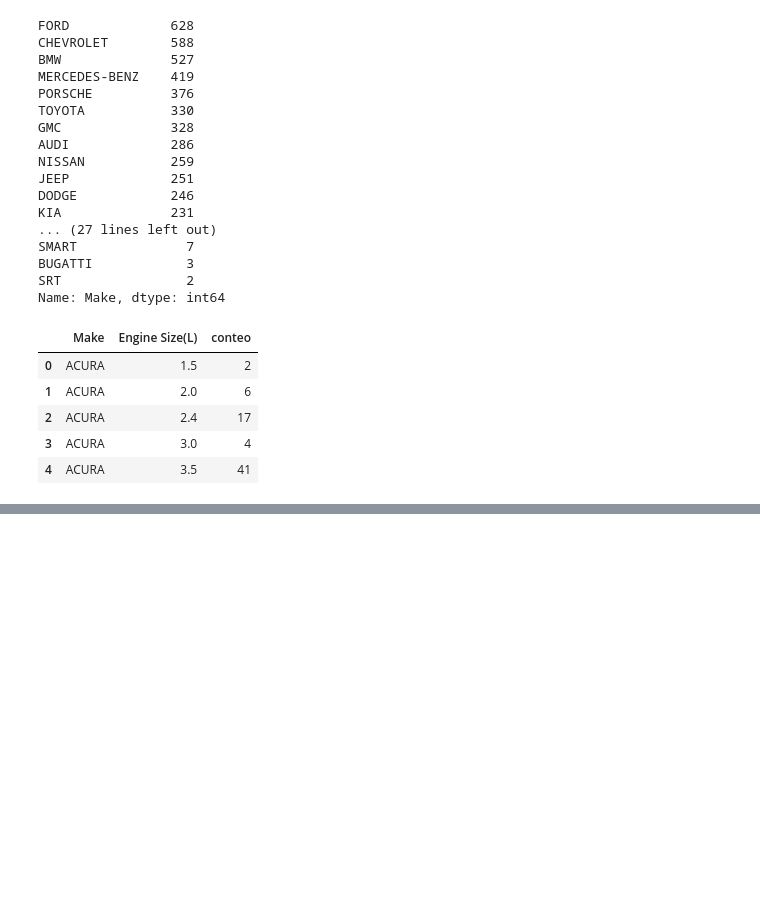
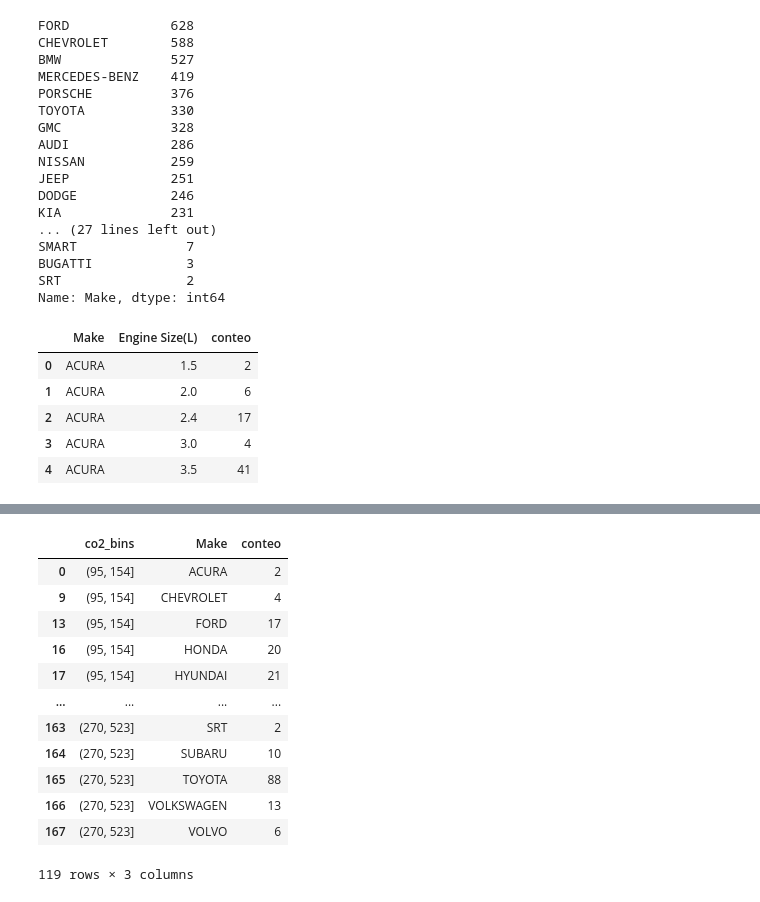
Before and after one commit to danielgqj/PythonAnalytics, a Jupyter notebook: SRC/ejemplo1.ipynb, the cells around one changed output, grey strips where cells are left out. Drawn from its saved outputs; the diff is of its cells as text; code cells hidden in the pictures; blank space fills up the shorter version.

```diff
--- a/SRC/ejemplo1.ipynb
+++ b/SRC/ejemplo1.ipynb
@@ -200,0 +211,6 @@ conteo_marca_cil.head()
+# %%
+conteo_co2_x_marca = (df[['co2_bins', 'Make']].dropna() # Seleccion de columna y elimino NaNs
+                      .groupby(['co2_bins', 'Make']).size() # Agrupo y cuento las obs. por intervalo de edad y sexo
+                      .reset_index() # Convierte a df
+                      .rename({0: 'conteo'}, axis=1)) # Cambia el nombre de "0" a "conteo"
+conteo_co2_x_marca.head()
@@ -200,0 +224,17 @@ conteo_marca_cil.head()
+# %%
+conteo_co2_x_marca = conteo_co2_x_marca[conteo_co2_x_marca.conteo != 0]
+conteo_co2_x_marca
+# %% [output]
+|  | co2_bins | Make | conteo |
+| 0 | (95, 154] | ACURA | 2 |
+| 9 | (95, 154] | CHEVROLET | 4 |
+| 13 | (95, 154] | FORD | 17 |
+| 16 | (95, 154] | HONDA | 20 |
+| 17 | (95, 154] | HYUNDAI | 21 |
+| ... | ... | ... | ... |
+| 163 | (270, 523] | SRT | 2 |
+| 164 | (270, 523] | SUBARU | 10 |
+| 165 | (270, 523] | TOYOTA | 88 |
+| 166 | (270, 523] | VOLKSWAGEN | 13 |
+| 167 | (270, 523] | VOLVO | 6 |
+119 rows × 3 columns
```
Also changed, not shown: parts of 11 cells of this notebook.
